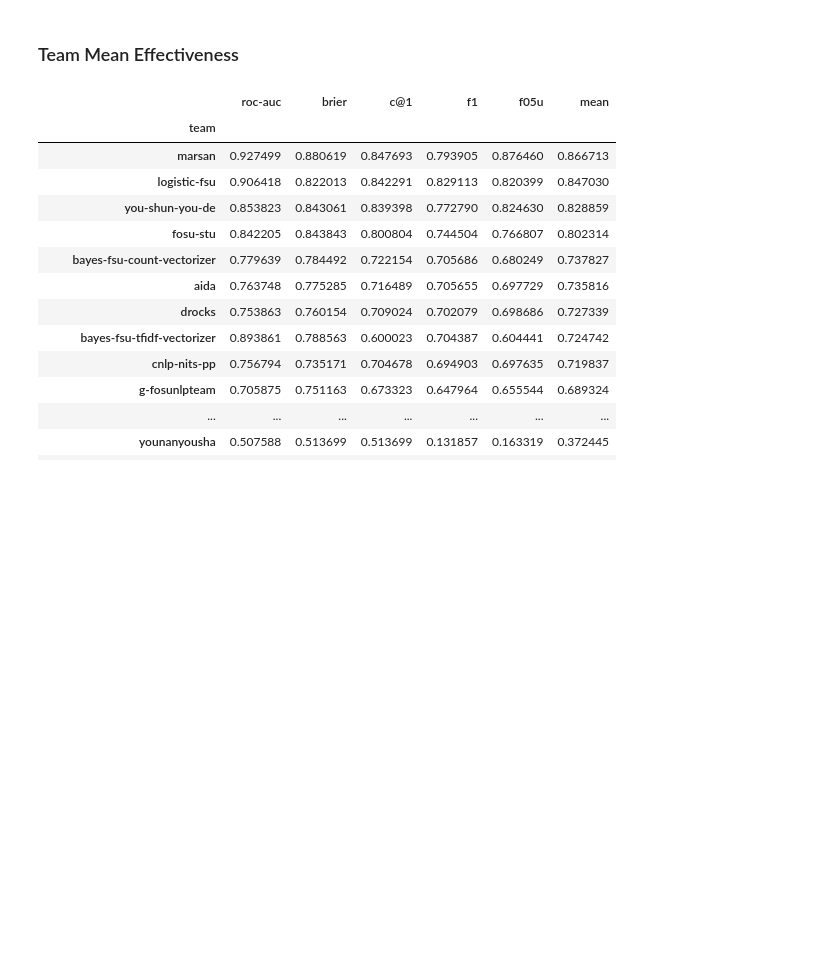
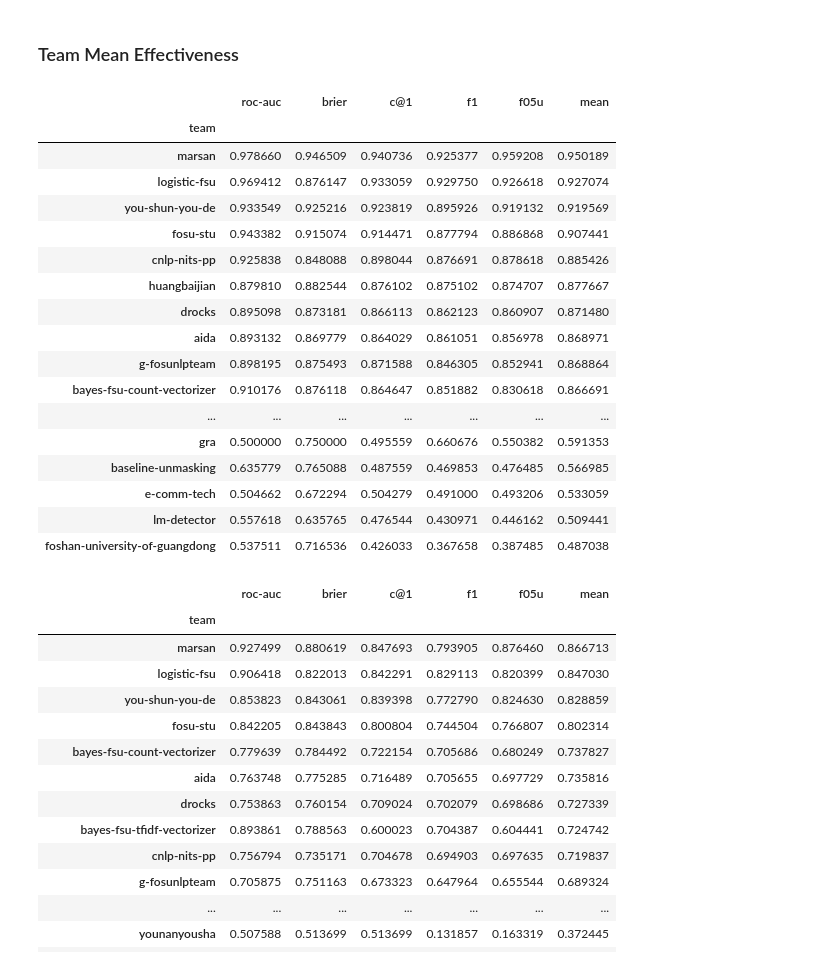
Before and after one commit to pan-webis-de/pan24-generative-ai-authorship-verification, a Jupyter notebook: pan24_task_eval/pan24-generative-authorship-evaluation.ipynb, the cells around one changed output. Saved outputs shown, nothing was run; the diff lists cells and outputs as text; code cells hidden in the pictures; blank space fills up the shorter version.

Commit message:
Update task eval

```diff
--- a/pan24_task_eval/pan24-generative-authorship-evaluation.ipynb
+++ b/pan24_task_eval/pan24-generative-authorship-evaluation.ipynb
@@ -182,6 +182,29 @@ plt.show()
 [figure]
 # %% [markdown]
 ### Team Mean Effectiveness
+# %%
+df_team_mean = df_system_mean.groupby('team').mean().sort_values('mean', ascending=False)
+df_team_mean.to_csv('../data/eval-figures/team-effectiveness.csv')
+df_team_mean
+# %% [output]
+|  | roc-auc | brier | c@1 | f1 | f05u | mean |
+| team |  |  |  |  |  |  |
+| marsan | 0.978660 | 0.946509 | 0.940736 | 0.925377 | 0.959208 | 0.950189 |
+| logistic-fsu | 0.969412 | 0.876147 | 0.933059 | 0.929750 | 0.926618 | 0.927074 |
+| you-shun-you-de | 0.933549 | 0.925216 | 0.923819 | 0.895926 | 0.919132 | 0.919569 |
+| fosu-stu | 0.943382 | 0.915074 | 0.914471 | 0.877794 | 0.886868 | 0.907441 |
+| cnlp-nits-pp | 0.925838 | 0.848088 | 0.898044 | 0.876691 | 0.878618 | 0.885426 |
+| huangbaijian | 0.879810 | 0.882544 | 0.876102 | 0.875102 | 0.874707 | 0.877667 |
+| drocks | 0.895098 | 0.873181 | 0.866113 | 0.862123 | 0.860907 | 0.871480 |
+| aida | 0.893132 | 0.869779 | 0.864029 | 0.861051 | 0.856978 | 0.868971 |
+| g-fosunlpteam | 0.898195 | 0.875493 | 0.871588 | 0.846305 | 0.852941 | 0.868864 |
+| bayes-fsu-count-vectorizer | 0.910176 | 0.876118 | 0.864647 | 0.851882 | 0.830618 | 0.866691 |
+| ... | ... | ... | ... | ... | ... | ... |
+| gra | 0.500000 | 0.750000 | 0.495559 | 0.660676 | 0.550382 | 0.591353 |
+| baseline-unmasking | 0.635779 | 0.765088 | 0.487559 | 0.469853 | 0.476485 | 0.566985 |
+| e-comm-tech | 0.504662 | 0.672294 | 0.504279 | 0.491000 | 0.493206 | 0.533059 |
+| lm-detector | 0.557618 | 0.635765 | 0.476544 | 0.430971 | 0.446162 | 0.509441 |
+| foshan-university-of-guangdong | 0.537511 | 0.716536 | 0.426033 | 0.367658 | 0.387485 | 0.487038 |
 # %%
 df_team_mean_adjusted = df_system_mean_adjusted.groupby('team').mean().sort_values('mean', ascending=False)
 df_team_mean_adjusted.to_csv('../data/eval-figures/team-effectiveness-adjusted.csv')
```
Also changed, not shown: parts of 1 cell of this notebook.
